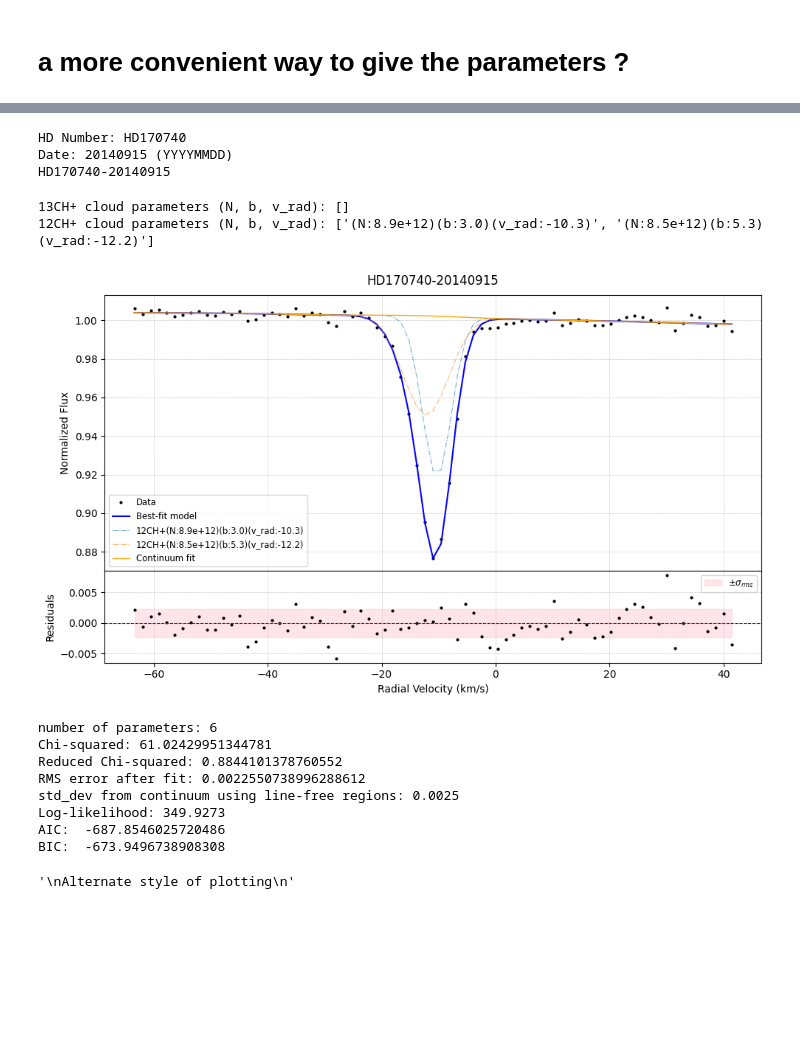
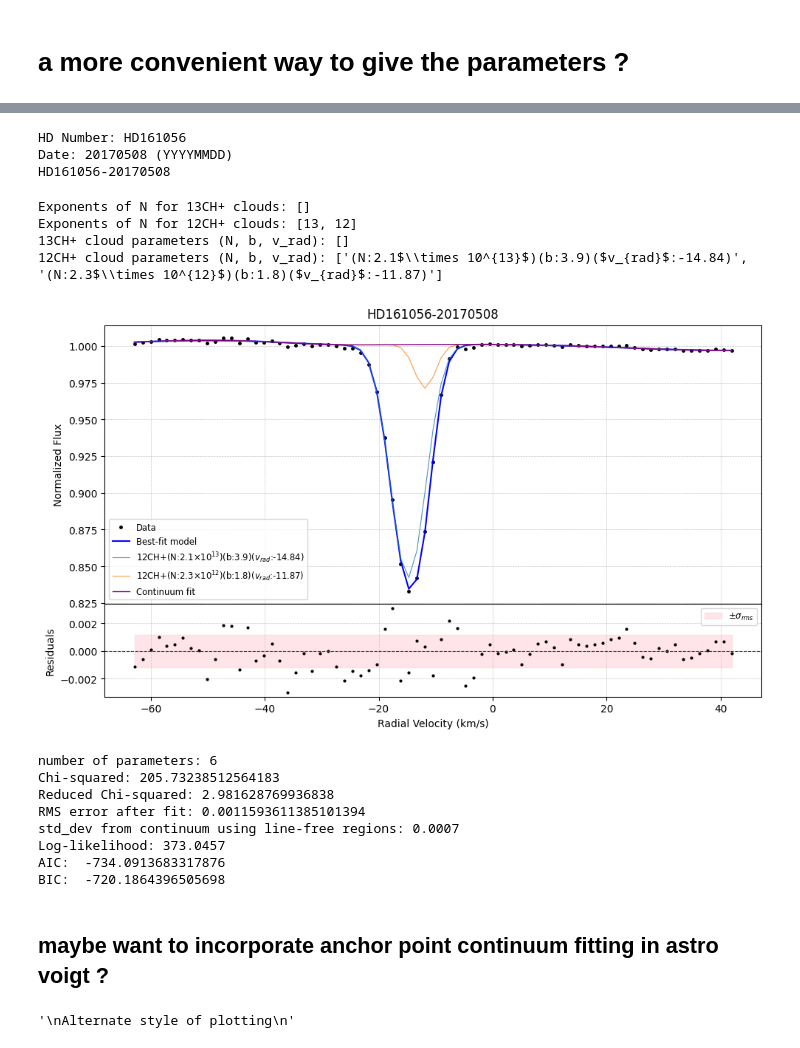
Before and after one commit to AyanS13/edibles, a Jupyter notebook: edibles_voigtfit_CHplus_work/plottings_CHp.ipynb, the cells around one changed output, grey strips where cells are left out. Saved outputs shown, nothing was run; the diff lists cells and outputs as text; code cells hidden in the pictures; blank space fills up the shorter version.

```diff
--- a/edibles_voigtfit_CHplus_work/plottings_CHp.ipynb
+++ b/edibles_voigtfit_CHplus_work/plottings_CHp.ipynb
@@ -19,7 +19,7 @@ from scipy.interpolate import CubicSpline
 
 from edibles.utils3.model import *
 # %%
-sightline = "HD 170740"
+sightline = "HD 161056"
 pythia = EdiblesOracle()
 List_1 = pythia.getFilteredObsList(object=[sightline], MergedOnly=False, Wave=4232.0)
 test_1 = List_1.values.tolist()
@@ -184,7 +231,7 @@ plt.show()
 Sightline chooser
 '''
 
-sightline = "HD 170740"
+sightline = "HD 161056"
 pythia = EdiblesOracle()
 List_1 = pythia.getFilteredObsList(object=[sightline], MergedOnly=False, Wave=4232.0)
 test_1 = List_1.values.tolist()
@@ -220,7 +266,7 @@ for i in test:
 File chooser
 '''
 
-filename = "/HD170740/BLUE_437/HD170740_w437_blue_20140915_O15.fits" # mention the file which needs fitting
+filename = "/HD161056/BLUE_437/HD161056_w437_blue_20170508_O15.fits" # mention the file which needs fitting
 parts = filename.split('/')
 hd_number = parts[1]  # This gives "HD170740"
 filename_only = parts[-1].split('.')[0]  # "HD170740_w437_blue_20140915_O15"
@@ -234,7 +280,7 @@ print(ID)
 
 # Continuum fitting using cubic splines
 anchor_points_wave = np.array([4231.65, 4231.8, 4231.95, 4232.15, 4232.35, 4232.55, 4232.75, 4232.95, 4233.15])
-anchor_points_flux = np.array([1.004, 1.0038, 1.0035, 1.0028, 1.0025, 1.001, 1.00, 0.999, 0.998])
+anchor_points_flux = np.array([1.0025, 1.0037, 1.0033, 1.001, 1.001, 1.001, 1.00, 0.998, 0.997])
 
 wrange = [anchor_points_wave[0], anchor_points_wave[-1]]
 sp = EdiblesSpectrum(filename)
@@ -252,25 +298,25 @@ flux = flux / np.median(flux)
 cs = CubicSpline(anchor_points_wave, anchor_points_flux)
 continuum = cs(wave)
 # %% [output]
-HD Number: HD170740
-Date: 20140915 (YYYYMMDD)
-HD170740-20140915
+HD Number: HD161056
+Date: 20170508 (YYYYMMDD)
+HD161056-20170508
 # %%
 '''
 Inputs for best-fit model
 '''
 
 # Best-fit params
-v_rad_1st = [-10.3, -12.2] # 13CH+
-v_rad_2nd = [-10.3, -12.2] # 12CH+
+v_rad_1st = [0, 0] # 13CH+
+v_rad_2nd = [-14.84, -11.87] # 12CH+
 
 b_1st = [1, 1] # 13CH+
-b_2nd = [3.05, 5.27] #12CH+
+b_2nd = [3.852, 1.819] #12CH+
 
 lnN_1st = [0, 0] #13CH+      write 0 if u dont want to include this component
-lnN_2nd = [12.9513, 12.9301] #12CH+
+lnN_2nd = [13.33, 12.356] #12CH+
 
-std_dev = 0.0025   # Assuming a standard deviation for the error
+std_dev = 0.0007   # Assuming a standard deviation for the error
 num_params = 6  # Number of parameters in the model (adjust as necessary)
 # %%
 # Known params
@@ -288,6 +334,12 @@ else:
     N_1st = [0, 0]
 
 N_2nd = [10**i for i in lnN_2nd]
+
+expo_13CHp = [int(np.floor(np.log10(num))) for num in N_1st if num != 0] # is for typesetting the exponent value for each cloud
+expo_12CHp = [int(np.floor(np.log10(num))) for num in N_2nd if num != 0]
+
+print("Exponents of N for 13CH+ clouds:", expo_13CHp)
+print("Exponents of N for 12CH+ clouds:", expo_12CHp)
 
 
 
@@ -314,7 +366,7 @@ for i in range(num_clouds_1st):
             v_resolution=v_resolution
         )
         clouds_13CHp.append(abs_line_cloud)
-        params_13CHp.append('(N:'+f'{N_1st[i]:.1e})(b:'+f'{b_1st[i]:.1f})(v_rad:'+f'{v_rad_1st[i]})')
+        params_13CHp.append('(N:'+f'{N_1st[i]/(10**expo_13CHp[i]):.1f}'+f'$\\times 10^{{{expo_13CHp[i]}}}$'+')(b:'+f'{b_1st[i]:.1f}'+')($v_{rad}$:'+f'{v_rad_1st[i]}'+')')
 
 for i in range(num_clouds_2nd):
     if N_2nd[i] != 0:
@@ -329,7 +381,7 @@ for i in range(num_clouds_2nd):
             v_resolution=v_resolution
         )
         clouds_12CHp.append(abs_line_cloud)
-        params_12CHp.append('(N:'+f'{N_2nd[i]:.1e})(b:'+f'{b_2nd[i]:.1f})(v_rad:'+f'{v_rad_2nd[i]})')
+        params_12CHp.append('(N:'+f'{N_2nd[i]/(10**expo_12CHp[i]):.1f}'+f'$\\times 10^{{{expo_12CHp[i]}}}$'+')(b:'+f'{b_2nd[i]:.1f}'+')($v_{rad}$:'+f'{v_rad_2nd[i]}'+')')
 
 print("13CH+ cloud parameters (N, b, v_rad):", params_13CHp)
 print("12CH+ cloud parameters (N, b, v_rad):", params_12CHp)
@@ -369,17 +421,17 @@ grid = fig.add_gridspec(nrows=2, ncols=1, height_ratios=[6, 2], hspace=0)
 
 # Add the first subplot (upper image)
 ax1 = fig.add_subplot(grid[0, 0])
-ax1.set_title(ID, pad=10)
-ax1.plot(vel_axis, flux, 'k.', label='Data', markersize=4, alpha=1)
+ax1.set_title(ID, pad=7)
+ax1.plot(vel_axis, flux, 'k.', label='Data', markersize=5, alpha=1)
 ax1.plot(vel_axis, continuum * AbsorptionLine, 'b-', label='Best-fit model', linewidth=1.5)
 
 # Plot cloud components
 for j in range(len(clouds_13CHp)):
-    ax1.plot(vel_axis, continuum * clouds_13CHp[j], '--', alpha=0.6, linewidth=0.8, label='13CH+'+params_13CHp[j])
+    ax1.plot(vel_axis, continuum * clouds_13CHp[j], '-', alpha=0.8, linewidth=0.8, label='13CH+'+params_13CHp[j])
 for k in range(len(clouds_12CHp)):
-    ax1.plot(vel_axis, continuum * clouds_12CHp[k], '-.', alpha=0.6, linewidth=0.8, label='12CH+'+params_12CHp[k])
+    ax1.plot(vel_axis, continuum * clouds_12CHp[k], '-', alpha=0.8, linewidth=0.8, label='12CH+'+params_12CHp[k])
 
-ax1.plot(vel_axis, continuum, 'orange', linewidth=1, label='Continuum fit')
+ax1.plot(vel_axis, continuum, 'purple', linewidth=1, label='Continuum fit')
 ax1.set_ylabel('Normalized Flux')
 ax1.grid('on', which='both', linestyle='--', linewidth=0.5, alpha=0.7)
 ax1.legend(loc='best', fontsize='small')
@@ -411,43 +463,47 @@ plt.show()
 
 '''
 Some stats
 '''
 
 
 chi_squared = np.sum(((flux - (continuum * AbsorptionLine)) / std_dev)**2)
 print('number of parameters:', num_params)
 print(f"Chi-squared: {chi_squared}")
 print(f"Reduced Chi-squared: {chi_squared / (len(flux) - num_params)}")
 print(f"RMS error after fit: {rms_error}")
 print(f"std_dev from continuum using line-free regions: {std_dev}")
 
 # Calculate log-likelihood
 num_data_points = len(flux)  # Number of data points (e.g.,
 log_likelihood = -0.5 * num_data_points * np.log(2 * np.pi) - num_data_points * np.log(std_dev) - 0.5 * chi_squared
 
 # Calculate AIC and BIC
 aic = 2 * num_params - 2 * log_likelihood
 bic = num_params * np.log(num_data_points) - 2 * log_likelihood
 
 # Print results
 # print('Number of parameters:', num_params)
 # print(f"Chi-squared: {chi_squared:.4f}")
 # print(f"Reduced Chi-squared: {chi_squared / (num_data_points - num_params):.4f}")
 print(f"Log-likelihood: {log_likelihood:.4f}")
 print(f"AIC: ", aic)
 print(f"BIC: ", bic)
 # %% [output]
+Exponents of N for 13CH+ clouds: []
+Exponents of N for 12CH+ clouds: [13, 12]
 13CH+ cloud parameters (N, b, v_rad): []
-12CH+ cloud parameters (N, b, v_rad): ['(N:8.9e+12)(b:3.0)(v_rad:-10.3)', '(N:8.5e+12)(b:5.3)(v_rad:-12.2)']
+12CH+ cloud parameters (N, b, v_rad): ['(N:2.1$\\times 10^{13}$)(b:3.9)($v_{rad}$:-14.84)', '(N:2.3$\\times 10^{12}$)(b:1.8)($v_{rad}$:-11.87)']
-[figure, old version]
+[figure, new version]
 number of parameters: 6
-Chi-squared: 61.02429951344781
-Reduced Chi-squared: 0.8844101378760552
-RMS error after fit: 0.0022550738996288612
-std_dev from continuum using line-free regions: 0.0025
-Log-likelihood: 349.9273
-AIC:  -687.8546025720486
-BIC:  -673.9496738908308
+Chi-squared: 205.73238512564183
+Reduced Chi-squared: 2.981628769936838
+RMS error after fit: 0.0011593611385101394
+std_dev from continuum using line-free regions: 0.0007
+Log-likelihood: 373.0457
+AIC:  -734.0913683317876
+BIC:  -720.1864396505698
+# %% [markdown]
+## maybe want to incorporate anchor point continuum fitting in astro voigt ?
 # %%
 
 '''
```
Also changed, not shown: parts of 7 cells of this notebook, 1 other file.
